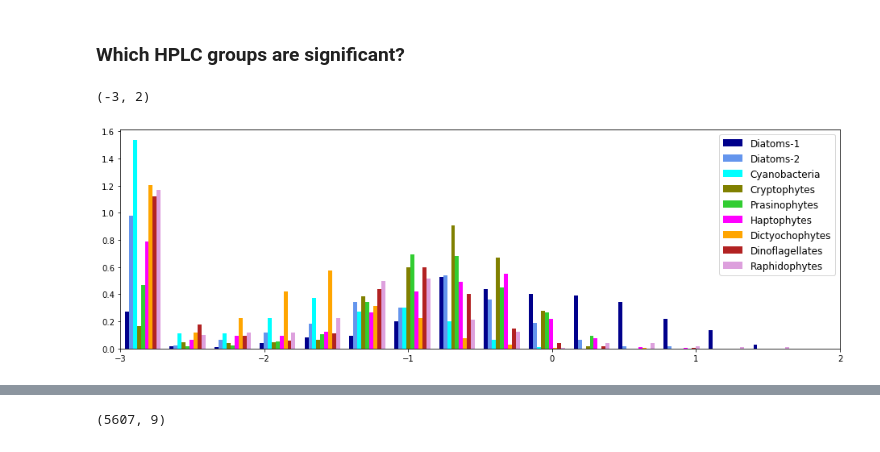
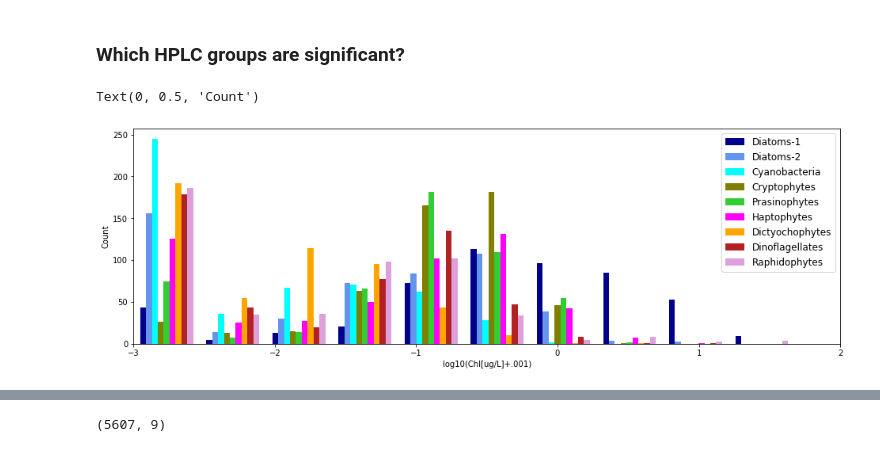
Before and after one commit to SalishSeaCast/analysis-elise-2, a Jupyter notebook: notebooks/NemcekHPLC/compHPLCModelFirstLook-201812-Regress.ipynb, the cells around one changed output, grey strips where cells are left out. Cells and saved outputs as stored; diff of their text form; code cells hidden in the pictures.

```diff
--- a/notebooks/NemcekHPLC/compHPLCModelFirstLook-201812-Regress.ipynb
+++ b/notebooks/NemcekHPLC/compHPLCModelFirstLook-201812-Regress.ipynb
@@ -637,16 +637,18 @@ plt.hist(data.loc[ii,['Z']])
 # %%
 fig,ax=plt.subplots(1,1,figsize=(16,5))
 hplclist=('Diatoms-1', 'Diatoms-2','Cyanobacteria','Cryptophytes', 'Prasinophytes',
        'Haptophytes',  'Dictyochophytes','Dinoflagellates','Raphidophytes')
 x=np.array([logt(data[el]) for el in hplclist]).T
 cols=('darkblue','cornflowerblue','cyan','olive','limegreen','magenta','orange','firebrick','plum')
-n_bins=15
-ax.hist(x, n_bins, density=True, histtype='bar', color=cols, label=hplclist);
+n_bins=10
+ax.hist(x, n_bins, density=False, histtype='bar', color=cols, label=hplclist);
 ax.legend(prop={'size': 12});
 ax.set_xlim(-3,2)
+ax.set_xlabel('log10(Chl[ug/L]+.001)')
+ax.set_ylabel('Count')
 # %% [output]
-(-3, 2)
+Text(0, 0.5, 'Count')
-[figure, old version]
+[figure, new version]
 # %%
 
 hplclist=('Diatoms-1', 'Diatoms-2','Cyanobacteria','Cryptophytes', 'Prasinophytes',
```
Also changed, not shown: parts of 1 cell of this notebook, 1 other file.
